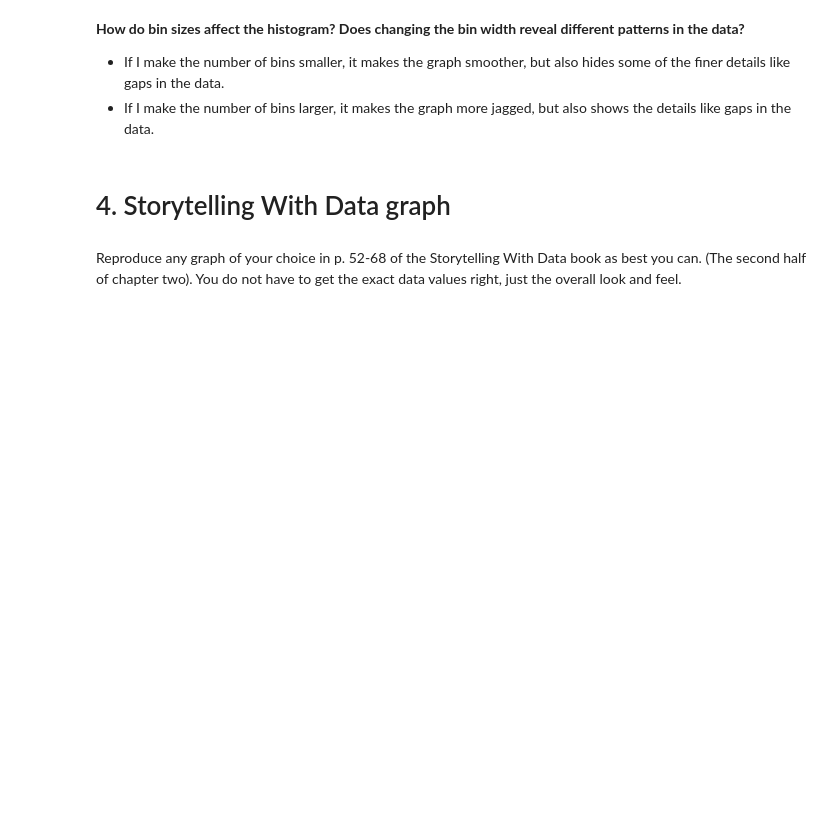
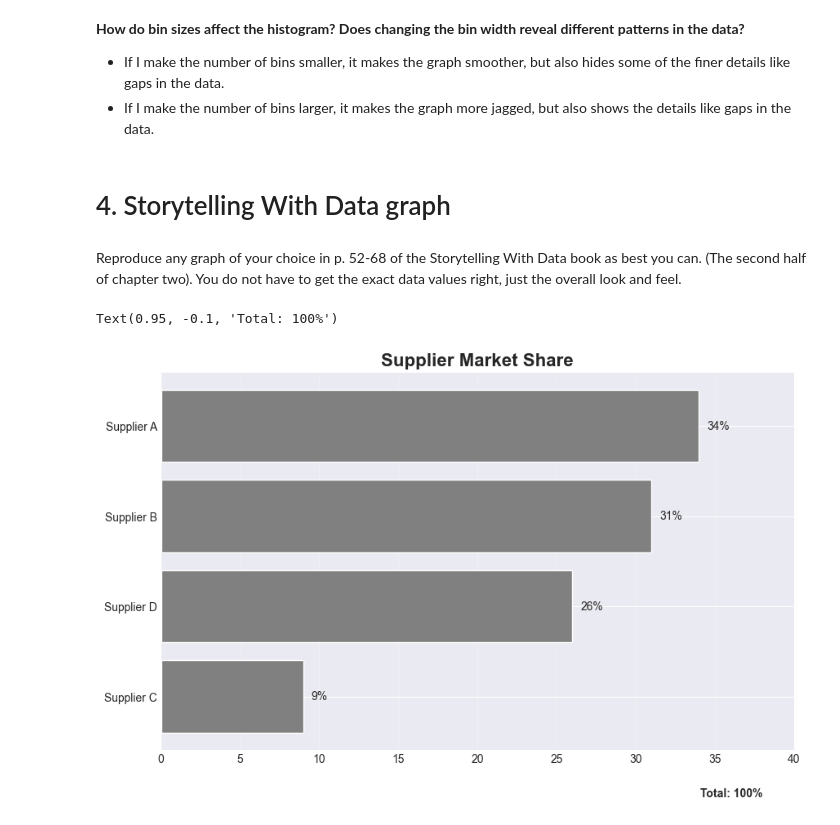
Before and after one commit to reynolkb-bu/bu-cds-dx699-2025-summer, a Jupyter notebook: notebooks/week-4/OMDS-ModB2-Week4-Reynolds-Kyle.ipynb, the cells around one changed output. Saved outputs shown, nothing was run; the diff lists cells and outputs as text; code cells hidden in the pictures; blank space fills up the shorter version.

```diff
--- a/notebooks/week-4/OMDS-ModB2-Week4-Reynolds-Kyle.ipynb
+++ b/notebooks/week-4/OMDS-ModB2-Week4-Reynolds-Kyle.ipynb
@@ -357,3 +348,27 @@ plt.show()
 # 4. Storytelling With Data graph
 # %% [markdown]
 Reproduce any graph of your choice in p. 52-68 of the Storytelling With Data book as best you can.  (The second half of chapter two).  You do not have to get the exact data values right, just the overall look and feel.
+# %%
+suppliers = ['Supplier A', 'Supplier B', 'Supplier D', 'Supplier C']
+market_share = [34, 31, 26, 9]
+
+df = pd.DataFrame({
+    'Supplier': suppliers,
+    'Market Share': market_share
+})
+
+df = df.sort_values('Market Share', ascending=True)
+fig, ax = plt.subplots(figsize=(10, 6))
+bars = ax.barh(df['Supplier'], df['Market Share'], color='grey')
+for i, (supplier, share) in enumerate(zip(df['Supplier'], df['Market Share'])):
+    ax.text(share + 0.5, i, f'{share}%', va='center')
+
+ax.set_title('Supplier Market Share', fontsize=16, fontweight='bold')
+ax.set_xlim(0, 40)
+ax.tick_params(axis='y', length=0)
+ax.grid(axis='x', alpha=0.3)
+ax.text(0.95, -0.1, 'Total: 100%', transform=ax.transAxes,
+        ha='right', va='top', fontweight='bold')
+# %% [output]
+Text(0.95, -0.1, 'Total: 100%')
+[figure, added]
```
Also changed, not shown: parts of 1 cell of this notebook.
